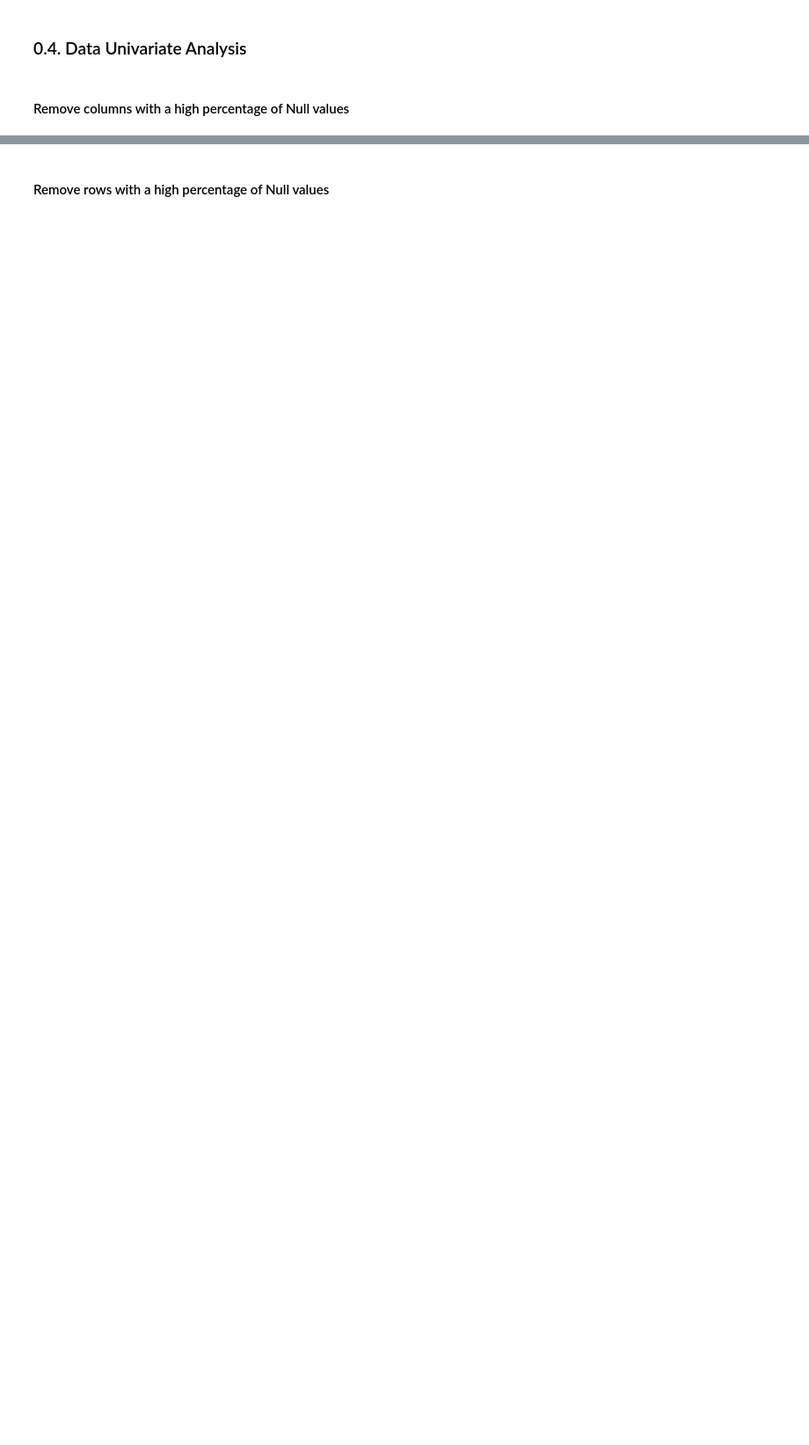
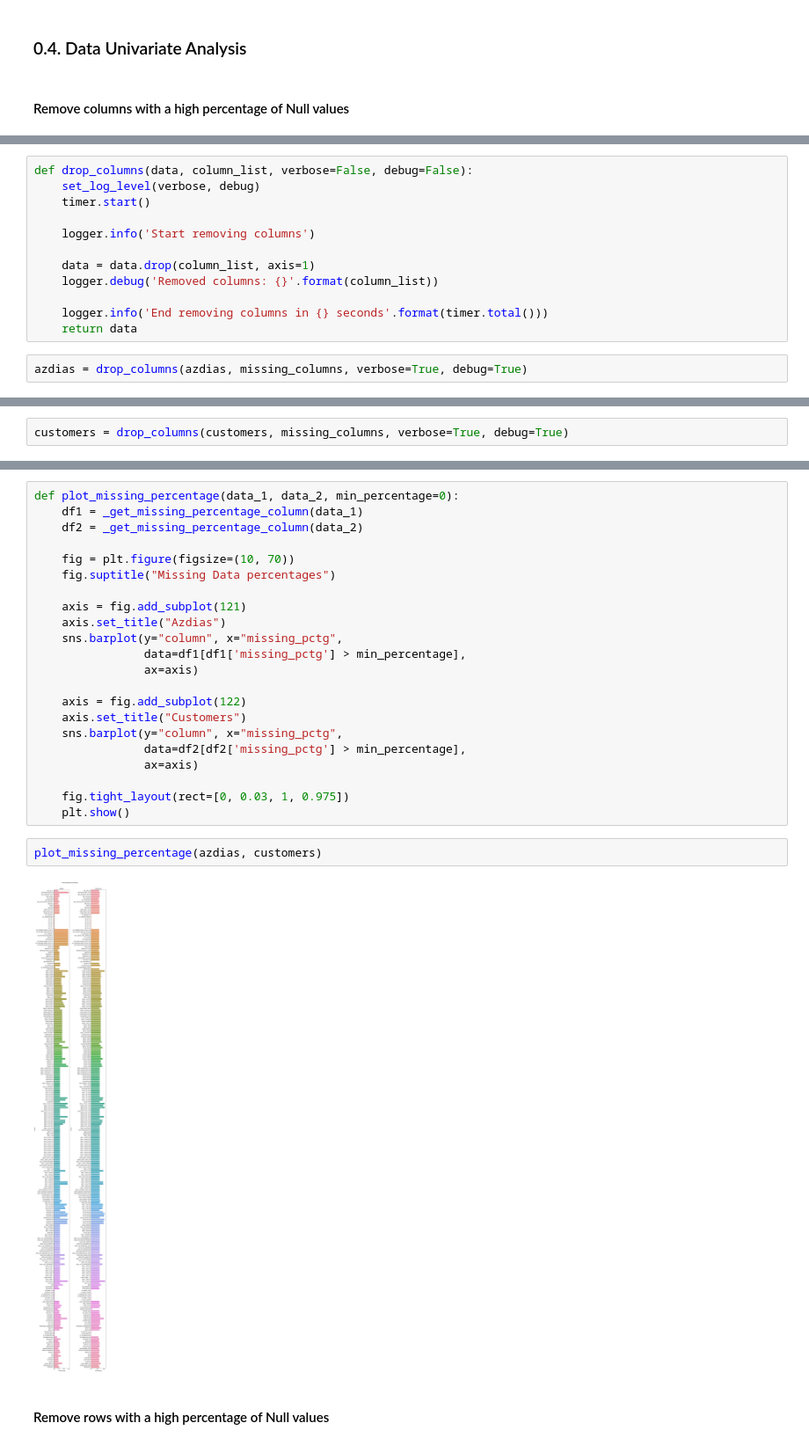
Before and after one commit to marcosgcollado/customer-segmentation-report, a Jupyter notebook: Arvato Project Workbook.ipynb, the cells around one changed output, grey strips where cells are left out. Shown: that part at 88% size. Cells and saved outputs as stored; diff of their text form; blank space fills up the shorter version.

```diff
--- a/Arvato Project Workbook.ipynb
+++ b/Arvato Project Workbook.ipynb
@@ -499,0 +564,14 @@ UDACITY ARVATO PROJECT: 06/05/2021 08:32:44 - INFO: End replacing unkown values
+# %%
+def drop_columns(data, column_list, verbose=False, debug=False):
+    set_log_level(verbose, debug)
+    timer.start()
+
+    logger.info('Start removing columns')
+
+    data = data.drop(column_list, axis=1)
+    logger.debug('Removed columns: {}'.format(column_list))
+
+    logger.info('End removing columns in {} seconds'.format(timer.total()))
+    return data
+# %%
+azdias = drop_columns(azdias, missing_columns, verbose=True, debug=True)
@@ -499,0 +582,2 @@ UDACITY ARVATO PROJECT: 06/05/2021 08:32:44 - INFO: End replacing unkown values
+# %%
+customers = drop_columns(customers, missing_columns, verbose=True, debug=True)
@@ -500,2 +588,28 @@ UDACITY ARVATO PROJECT: 06/05/2021 08:32:44 - INFO: End replacing unkown values
+# %%
+def plot_missing_percentage(data_1, data_2, min_percentage=0):
+    df1 = _get_missing_percentage_column(data_1)
+    df2 = _get_missing_percentage_column(data_2)
+
+    fig = plt.figure(figsize=(10, 70))
+    fig.suptitle("Missing Data percentages")
+
+    axis = fig.add_subplot(121)
+    axis.set_title("Azdias")
+    sns.barplot(y="column", x="missing_pctg",
+                data=df1[df1['missing_pctg'] > min_percentage],
+                ax=axis)
+
+    axis = fig.add_subplot(122)
+    axis.set_title("Customers")
+    sns.barplot(y="column", x="missing_pctg",
+                data=df2[df2['missing_pctg'] > min_percentage],
+                ax=axis)
+
+    fig.tight_layout(rect=[0, 0.03, 1, 0.975])
+    plt.show()
+# %%
+plot_missing_percentage(azdias, customers)
+# %% [output]
+[figure, added]
 # %% [markdown]
 #### Remove rows with a high percentage of Null values
```
Also changed, not shown: parts of 70 cells of this notebook.
